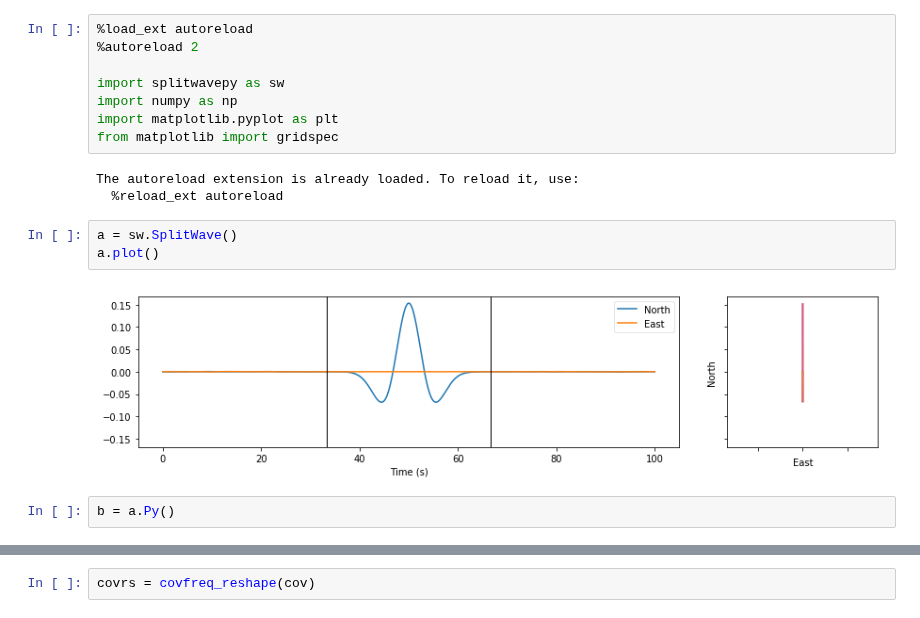
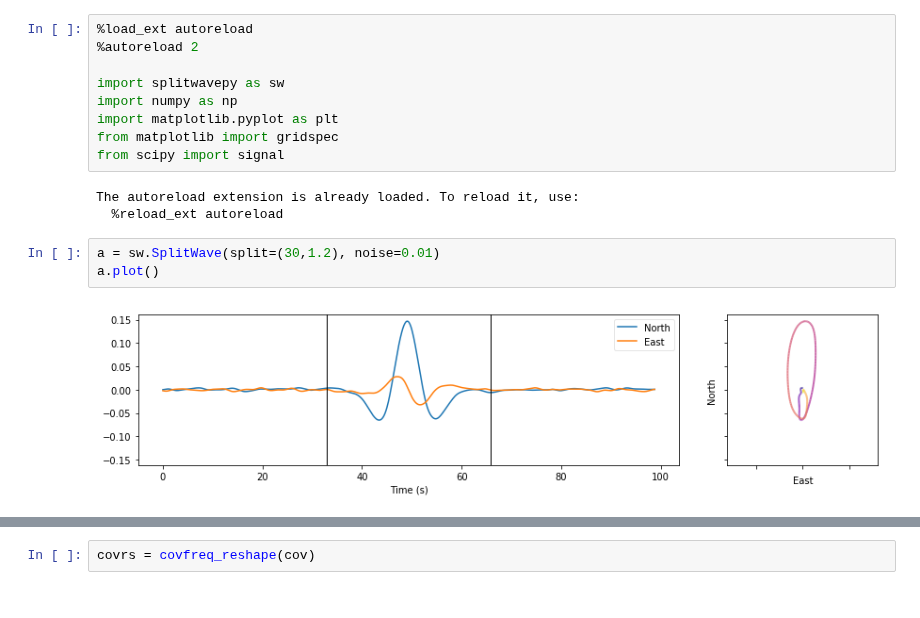
Before and after one commit to JackWalpole/splitwavepy, a Jupyter notebook: devel/Plotting.ipynb, the cells around one changed output, grey strips where cells are left out. Cells and saved outputs as stored; diff of their text form.

```diff
--- a/devel/Plotting.ipynb
+++ b/devel/Plotting.ipynb
@@ -6,13 +6,12 @@ import splitwavepy as sw
 import numpy as np
 import matplotlib.pyplot as plt
 from matplotlib import gridspec
+from scipy import signal
 # %% [output]
 The autoreload extension is already loaded. To reload it, use:
   %reload_ext autoreload
 # %%
-a = sw.SplitWave()
+a = sw.SplitWave(split=(30,1.2), noise=0.01)
 a.plot()
 # %% [output]
-[figure, old version]
+[figure, new version]
-# %%
-b = a.Py()
```
Also changed, not shown: parts of 41 cells of this notebook, 2 other files.
